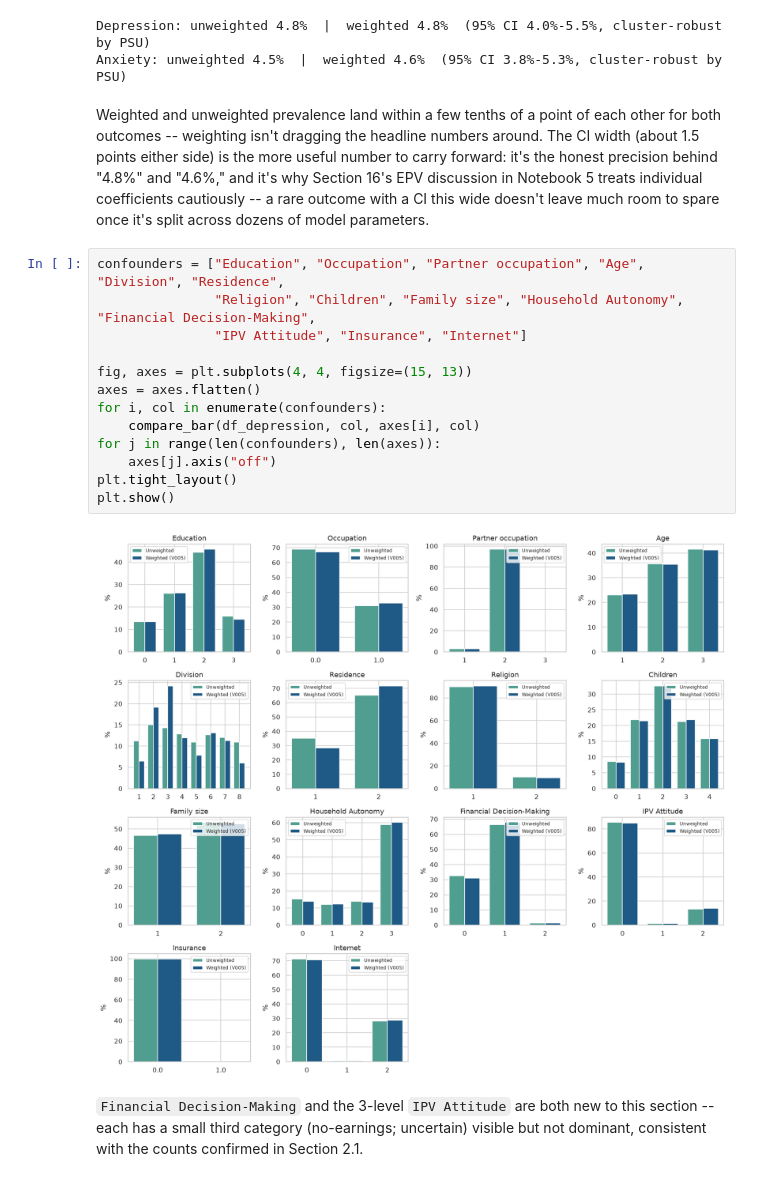
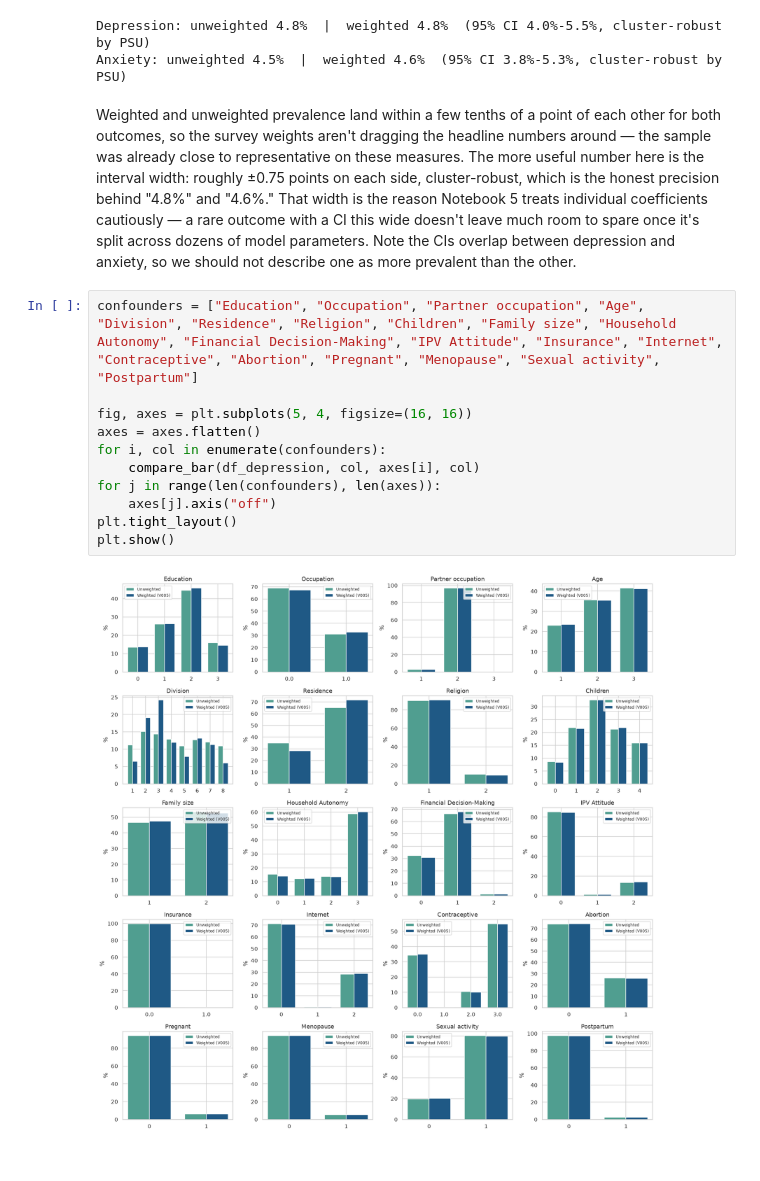
Before and after one commit to MdNadratanNaim/Cardiometabolic-Burden-as-Effect-Modifier, a Jupyter notebook: notebooks/4. Exploratory Data Analysis.ipynb, the cells around one changed output. Cells and saved outputs as stored; diff of their text form.

```diff
--- a/notebooks/4. Exploratory Data Analysis.ipynb
+++ b/notebooks/4. Exploratory Data Analysis.ipynb
@@ -316,28 +285,17 @@ for label, data, col in [("Depression", df_depression, "Depression_binary"), ("A
 Depression: unweighted 4.8%  |  weighted 4.8%  (95% CI 4.0%-5.5%, cluster-robust by PSU)
 Anxiety: unweighted 4.5%  |  weighted 4.6%  (95% CI 3.8%-5.3%, cluster-robust by PSU)
 # %% [markdown]
-Weighted and unweighted prevalence land within a few tenths of a point of each other for both
-outcomes -- weighting isn't dragging the headline numbers around. The CI width (about 1.5 points
-either side) is the more useful number to carry forward: it's the honest precision behind "4.8%" and
-"4.6%," and it's why Section 16's EPV discussion in Notebook 5 treats individual coefficients
-cautiously -- a rare outcome with a CI this wide doesn't leave much room to spare once it's split
-across dozens of model parameters.
+Weighted and unweighted prevalence land within a few tenths of a point of each other for both outcomes, so the survey weights aren't dragging the headline numbers around — the sample was already close to representative on these measures. The more useful number here is the interval width: roughly ±0.75 points on each side, cluster-robust, which is the honest precision behind "4.8%" and "4.6%." That width is the reason Notebook 5 treats individual coefficients cautiously — a rare outcome with a CI this wide doesn't leave much room to spare once it's split across dozens of model parameters. Note the CIs overlap between depression and anxiety, so we should not describe one as more prevalent than the other.
 # %%
-confounders = ["Education", "Occupation", "Partner occupation", "Age", "Division", "Residence",
-               "Religion", "Children", "Family size", "Household Autonomy", "Financial Decision-Making",
-               "IPV Attitude", "Insurance", "Internet"]
+confounders = ["Education", "Occupation", "Partner occupation", "Age", "Division", "Residence", "Religion", "Children", "Family size", "Household Autonomy", "Financial Decision-Making", "IPV Attitude", "Insurance", "Internet", "Contraceptive", "Abortion", "Pregnant", "Menopause", "Sexual activity", "Postpartum"]
 
-fig, axes = plt.subplots(4, 4, figsize=(15, 13))
+fig, axes = plt.subplots(5, 4, figsize=(16, 16))
 axes = axes.flatten()
 for i, col in enumerate(confounders):
     compare_bar(df_depression, col, axes[i], col)
 for j in range(len(confounders), len(axes)):
     axes[j].axis("off")
 plt.tight_layout()
 plt.show()
 # %% [output]
-[figure, old version]
+[figure, new version]
-# %% [markdown]
-`Financial Decision-Making` and the 3-level `IPV Attitude` are both new to this section -- each has
-a small third category (no-earnings; uncertain) visible but not dominant, consistent with the counts
-confirmed in Section 2.1.
```
Also changed, not shown: parts of 38 cells of this notebook, 8 other files.
